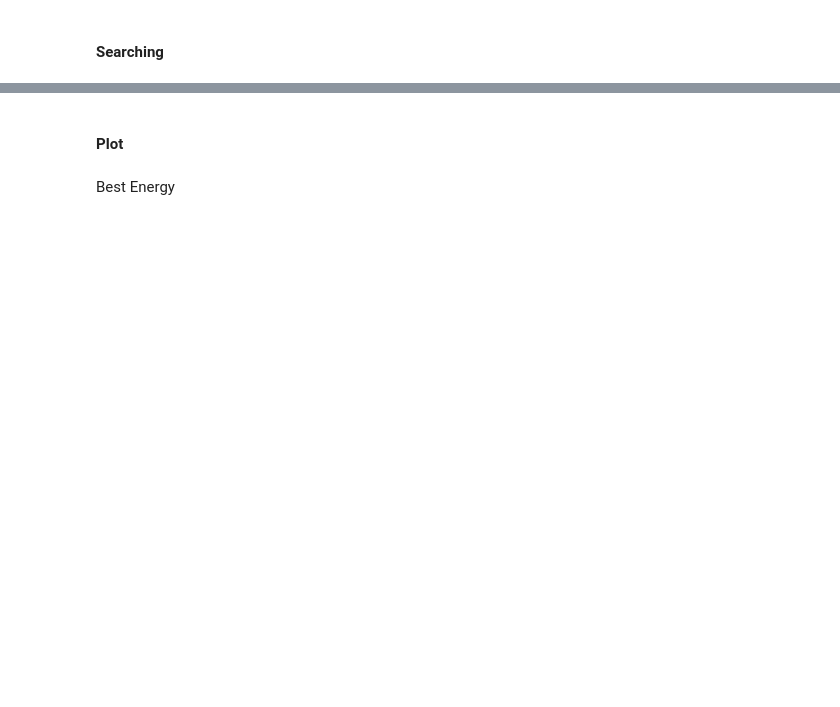
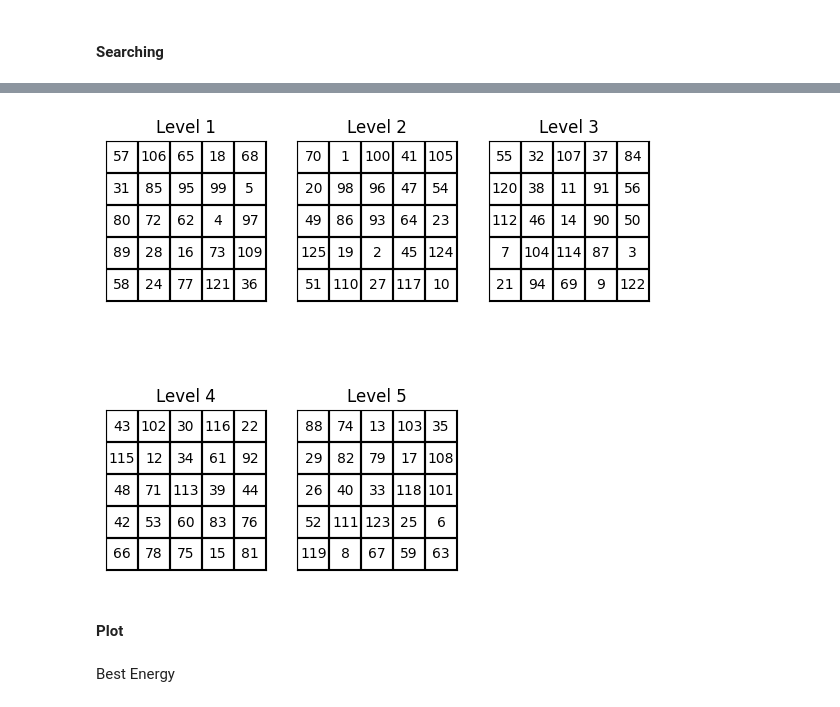
Before and after one commit to marcellinow/diagonal-magic-cube, a Jupyter notebook: main.ipynb, the cells around one changed output, grey strips where cells are left out. Saved outputs shown, nothing was run; the diff lists cells and outputs as text; code cells hidden in the pictures; blank space fills up the shorter version.

Commit message:
revise simulated

```diff
--- a/main.ipynb
+++ b/main.ipynb
@@ -138,5 +137,5 @@ SA_cube = copy.deepcopy(cube)
 # %% [markdown]
 #### Searching
 # %%
-SA = Simulated(cube=SA_cube,tmax=1000,step_max=100,cooling_schedule="quadratic",alpha=0.99,greedy_move=False,function_error='absolute')
+SA = Simulated(cube=SA_cube,tmax=500000,tmin=0,step_max=10000,cooling_schedule="quadratic",alpha=0.99,greedy_move=True,function_error='squared')
 # %% [output]
@@ -148,3 +182,7 @@ rand_val: 0.7326171635221211
+# %%
+SA.final_state().plot_cube()
+# %% [output]
+[figure, added]
 # %% [markdown]
 #### Plot
 # %% [markdown]
```
Also changed, not shown: parts of 16 cells of this notebook, 2 other files.
